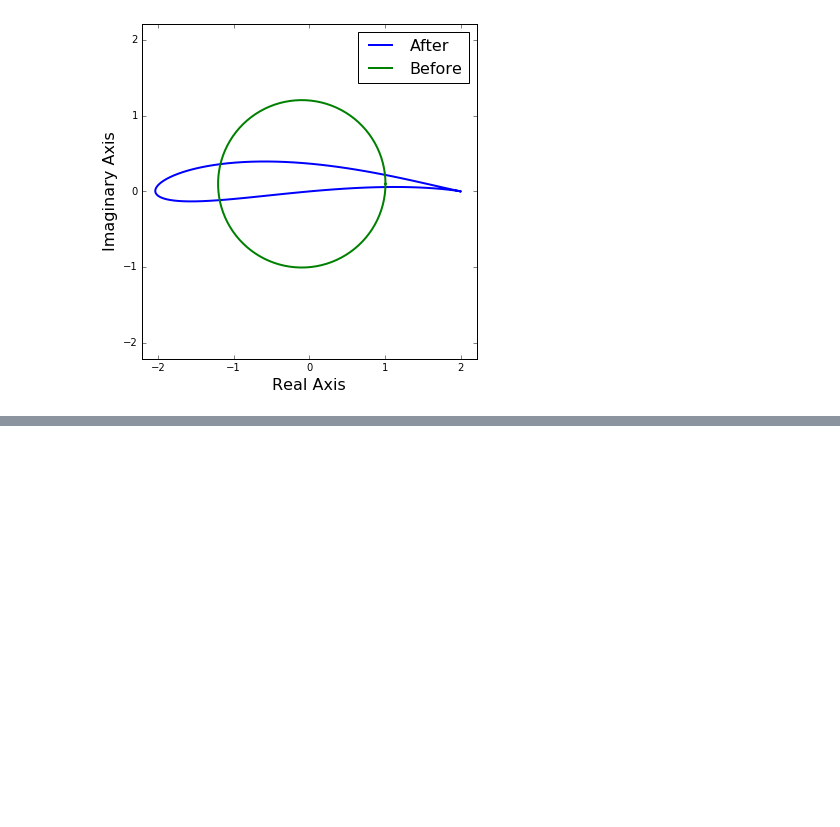
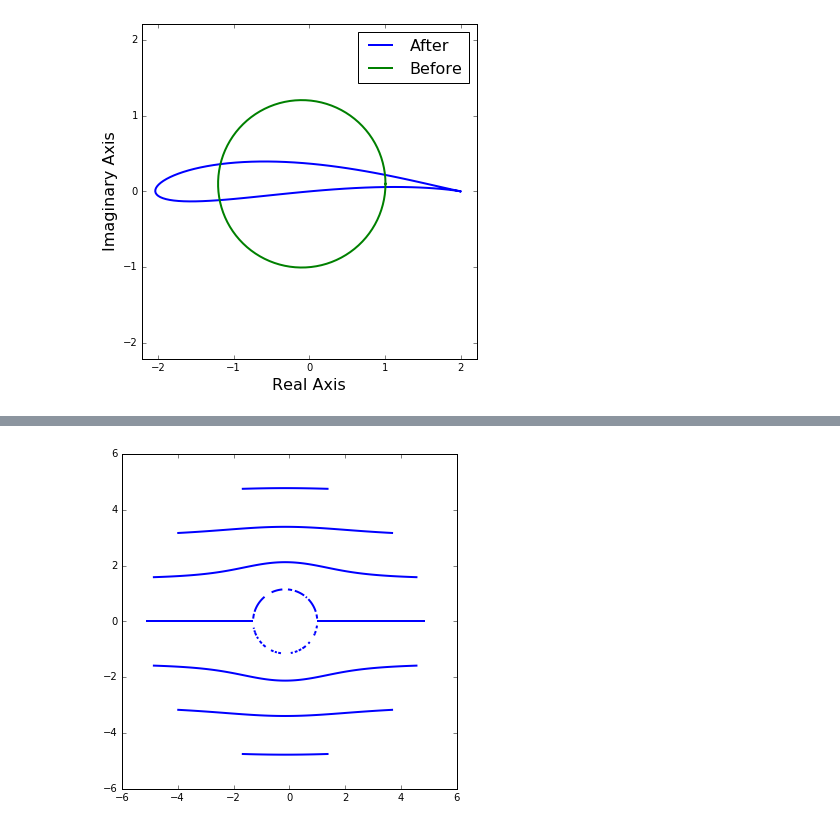
Before and after one commit to jennakosborn/mae6226, a Jupyter notebook: Assignment02.ipynb, the cells around one changed output, grey strips where cells are left out. Cells and saved outputs as stored; diff of their text form; code cells hidden in the pictures; blank space fills up the shorter version.

```diff
--- a/Assignment02.ipynb
+++ b/Assignment02.ipynb
@@ -154,0 +252,18 @@ pyplot.legend(loc='best', prop={'size':16});
+# %%
+# calculating the doublet velocity field
+u_z, v_z = get_velocity_doublet(strength,xc,yc,z.real,z.imag)
+psi_z = get_stream_function_doublet(strength,xc,yc,z.real,z.imag)
+
+
+U = u_inf + u_z
+V = v_z
+psi = psi_freestream +psi_z
+# %%
+size =6
+pyplot.figure(figsize=(size, size))
+
+pyplot.xlim(-6,6)
+pyplot.ylim(-6,6)
+pyplot.contour(z.real, z.imag, psi, density=10, colors='b', linewidths=2, linestyles='solid');
+# %% [output]
+[figure, added]
```
Also changed, not shown: parts of 5 cells of this notebook, 1 other file.
